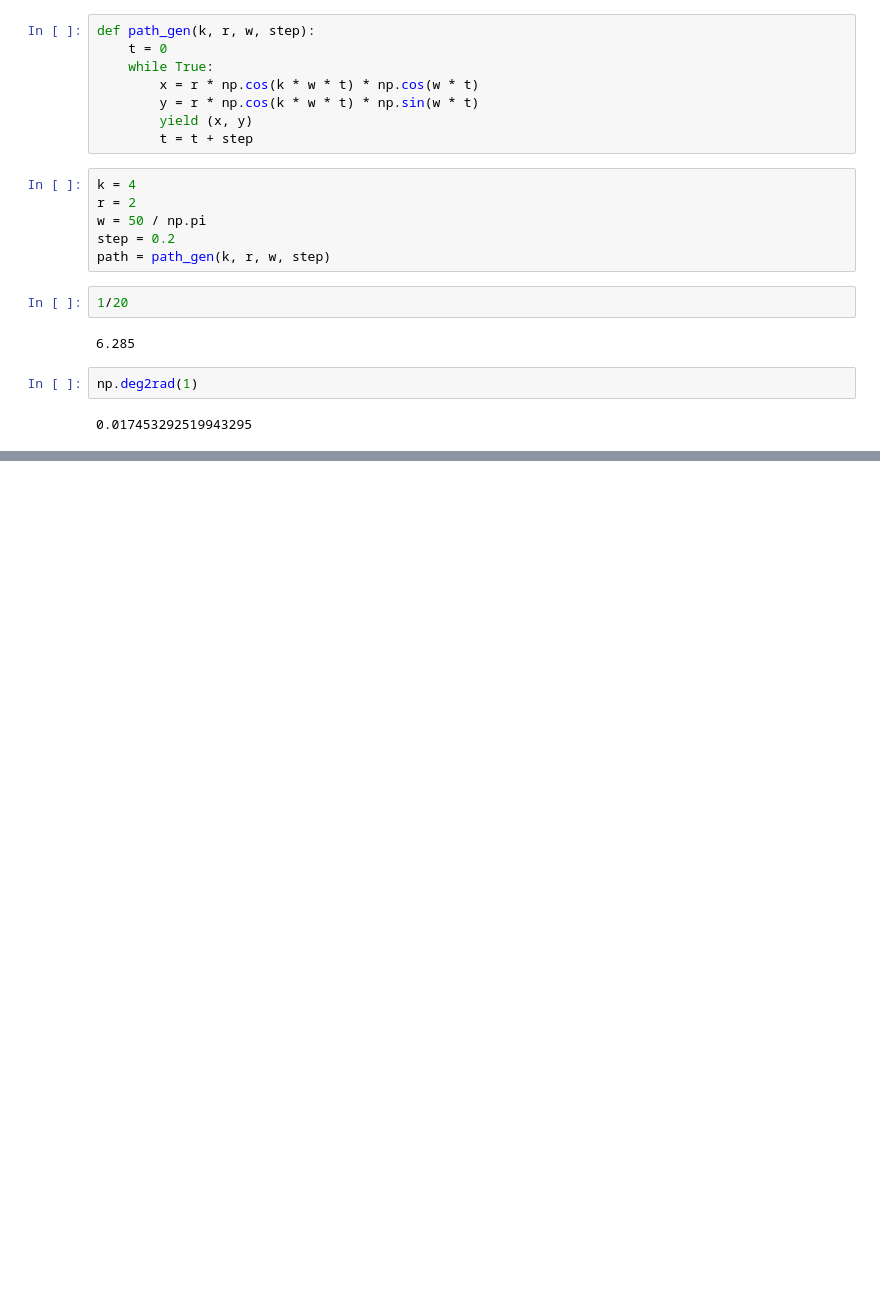
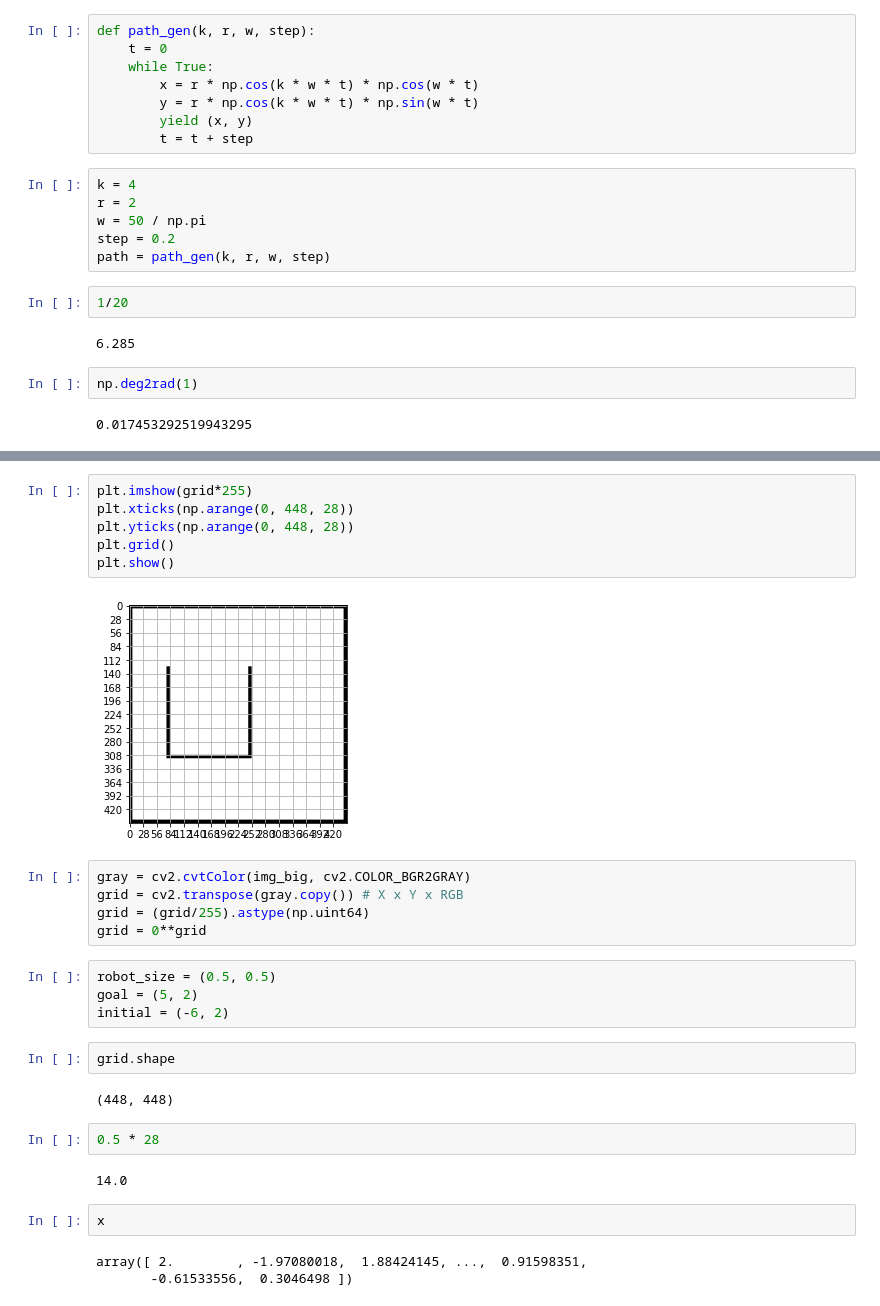
Before and after one commit to fbartelt/Planejamento-de-Movimento-de-Robos, a Jupyter notebook: test.ipynb, the cells around one changed output, grey strips where cells are left out. Cells and saved outputs as stored; diff of their text form; blank space fills up the shorter version.

```diff
--- a/test.ipynb
+++ b/test.ipynb
@@ -822,0 +854,30 @@ np.deg2rad(1)
+# %%
+plt.imshow(grid*255)
+plt.xticks(np.arange(0, 448, 28))
+plt.yticks(np.arange(0, 448, 28))
+plt.grid()
+plt.show()
+# %% [output]
+[figure, added]
+# %%
+gray = cv2.cvtColor(img_big, cv2.COLOR_BGR2GRAY)
+grid = cv2.transpose(gray.copy()) # X x Y x RGB
+grid = (grid/255).astype(np.uint64)
+grid = 0**grid
+# %%
+robot_size = (0.5, 0.5)
+goal = (5, 2)
+initial = (-6, 2)
+# %%
+grid.shape
+# %% [output]
+(448, 448)
+# %%
+0.5 * 28
+# %% [output]
+14.0
+# %%
+x
+# %% [output]
+array([ 2.        , -1.97080018,  1.88424145, ...,  0.91598351,
+       -0.61533556,  0.3046498 ])
```
Also changed, not shown: parts of 15 cells of this notebook, 33 other files.
